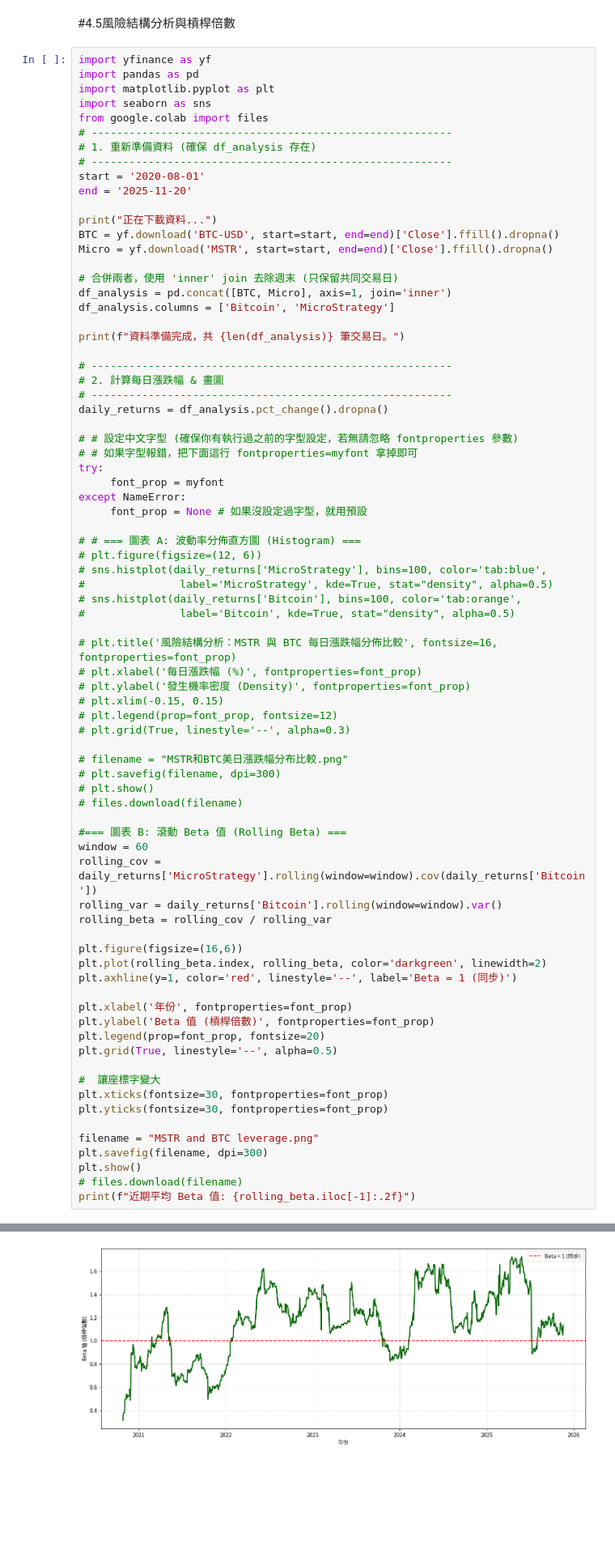
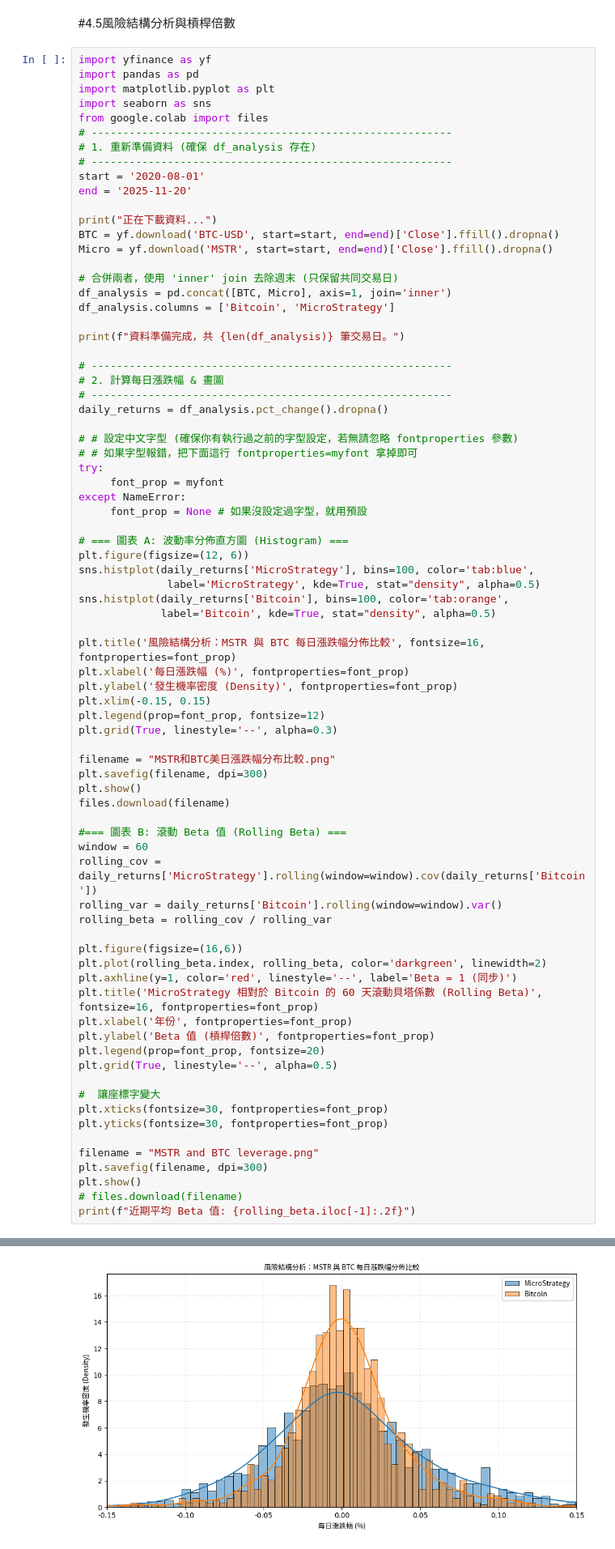
Before and after one commit to HackerJacky/Crypto-quantitative-analysis, a Jupyter notebook: crypto.ipynb, the cells around one changed output, grey strips where cells are left out. Shown at 81% size. Drawn from its saved outputs; the diff is of its cells as text; blank space fills up the shorter version.

```diff
--- a/crypto.ipynb
+++ b/crypto.ipynb
@@ -688,52 +709,52 @@ try:
 except NameError:
      font_prop = None # 如果沒設定過字型，就用預設
 
-# # === 圖表 A: 波動率分佈直方圖 (Histogram) ===
-# plt.figure(figsize=(12, 6))
-# sns.histplot(daily_returns['MicroStrategy'], bins=100, color='tab:blue',
-#               label='MicroStrategy', kde=True, stat="density", alpha=0.5)
-# sns.histplot(daily_returns['Bitcoin'], bins=100, color='tab:orange',
-#               label='Bitcoin', kde=True, stat="density", alpha=0.5)
+# === 圖表 A: 波動率分佈直方圖 (Histogram) ===
+plt.figure(figsize=(12, 6))
+sns.histplot(daily_returns['MicroStrategy'], bins=100, color='tab:blue',
+              label='MicroStrategy', kde=True, stat="density", alpha=0.5)
+sns.histplot(daily_returns['Bitcoin'], bins=100, color='tab:orange',
+             label='Bitcoin', kde=True, stat="density", alpha=0.5)
 
-# plt.title('風險結構分析：MSTR 與 BTC 每日漲跌幅分佈比較', fontsize=16, fontproperties=font_prop)
-# plt.xlabel('每日漲跌幅 (%)', fontproperties=font_prop)
-# plt.ylabel('發生機率密度 (Density)', fontproperties=font_prop)
-# plt.xlim(-0.15, 0.15)
-# plt.legend(prop=font_prop, fontsize=12)
-# plt.grid(True, linestyle='--', alpha=0.3)
+plt.title('風險結構分析：MSTR 與 BTC 每日漲跌幅分佈比較', fontsize=16, fontproperties=font_prop)
+plt.xlabel('每日漲跌幅 (%)', fontproperties=font_prop)
+plt.ylabel('發生機率密度 (Density)', fontproperties=font_prop)
+plt.xlim(-0.15, 0.15)
+plt.legend(prop=font_prop, fontsize=12)
+plt.grid(True, linestyle='--', alpha=0.3)
 
-# filename = "MSTR和BTC美日漲跌幅分布比較.png"
-# plt.savefig(filename, dpi=300)
-# plt.show()
-# files.download(filename)
+filename = "MSTR和BTC美日漲跌幅分布比較.png"
+plt.savefig(filename, dpi=300)
+plt.show()
+files.download(filename)
 
 #=== 圖表 B: 滾動 Beta 值 (Rolling Beta) ===
 window = 60
 rolling_cov = daily_returns['MicroStrategy'].rolling(window=window).cov(daily_returns['Bitcoin'])
 rolling_var = daily_returns['Bitcoin'].rolling(window=window).var()
 rolling_beta = rolling_cov / rolling_var
 
 plt.figure(figsize=(16,6))
 plt.plot(rolling_beta.index, rolling_beta, color='darkgreen', linewidth=2)
 plt.axhline(y=1, color='red', linestyle='--', label='Beta = 1 (同步)')
-
+plt.title('MicroStrategy 相對於 Bitcoin 的 60 天滾動貝塔係數 (Rolling Beta)', fontsize=16, fontproperties=font_prop)
 plt.xlabel('年份', fontproperties=font_prop)
 plt.ylabel('Beta 值 (槓桿倍數)', fontproperties=font_prop)
 plt.legend(prop=font_prop, fontsize=20)
 plt.grid(True, linestyle='--', alpha=0.5)
 
 #  讓座標字變大
 plt.xticks(fontsize=30, fontproperties=font_prop)
 plt.yticks(fontsize=30, fontproperties=font_prop)
 
 filename = "MSTR and BTC leverage.png"
 plt.savefig(filename, dpi=300)
 plt.show()
 # files.download(filename)
 print(f"近期平均 Beta 值: {rolling_beta.iloc[-1]:.2f}")
 # %% [output]
 [*********************100%***********************]  1 of 1 completed
 [*********************100%***********************]  1 of 1 completed
 正在下載資料...
 資料準備完成，共 1333 筆交易日。
-[figure, old version]
+[figure, new version]
```
Also changed, not shown: parts of 12 cells of this notebook.
